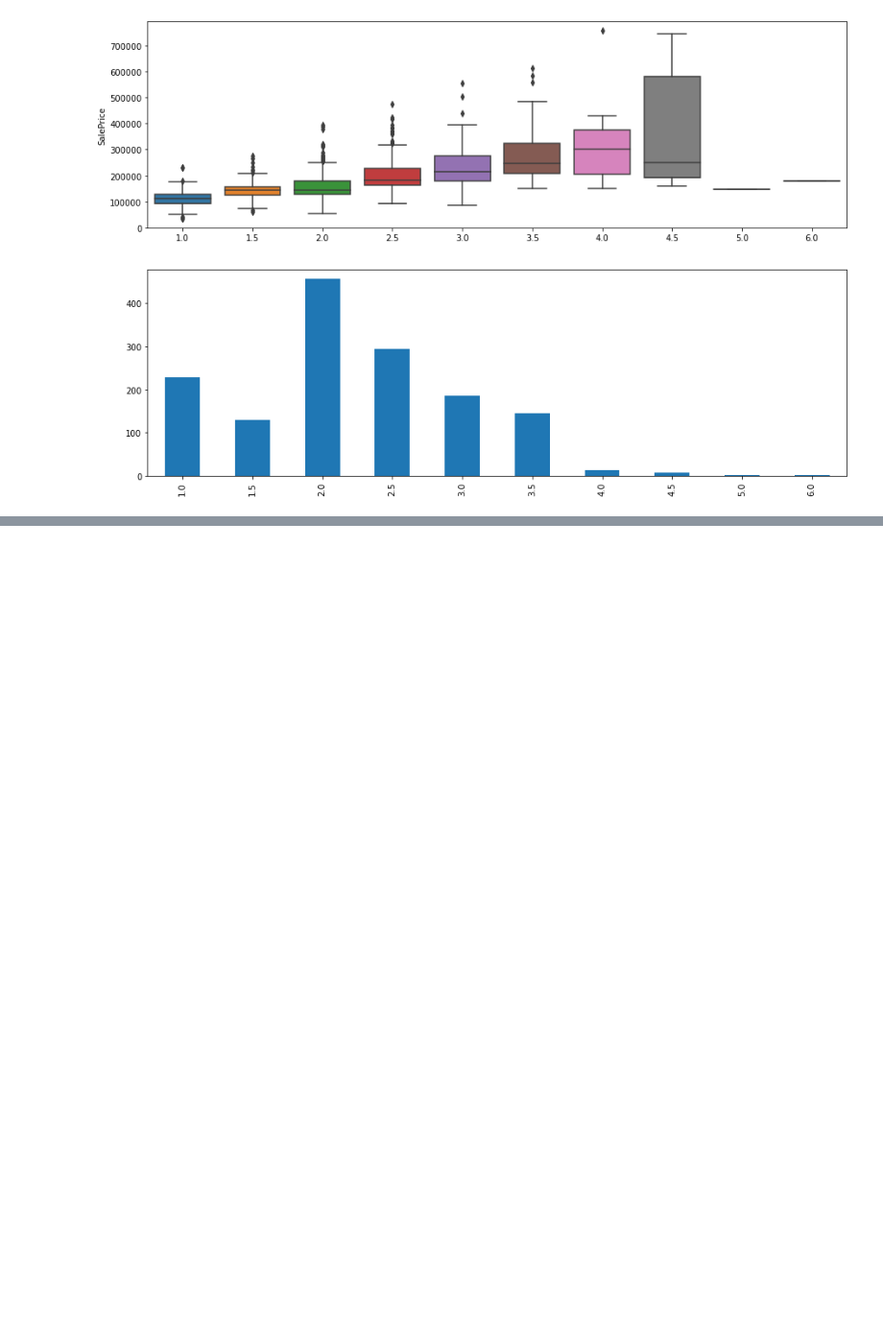
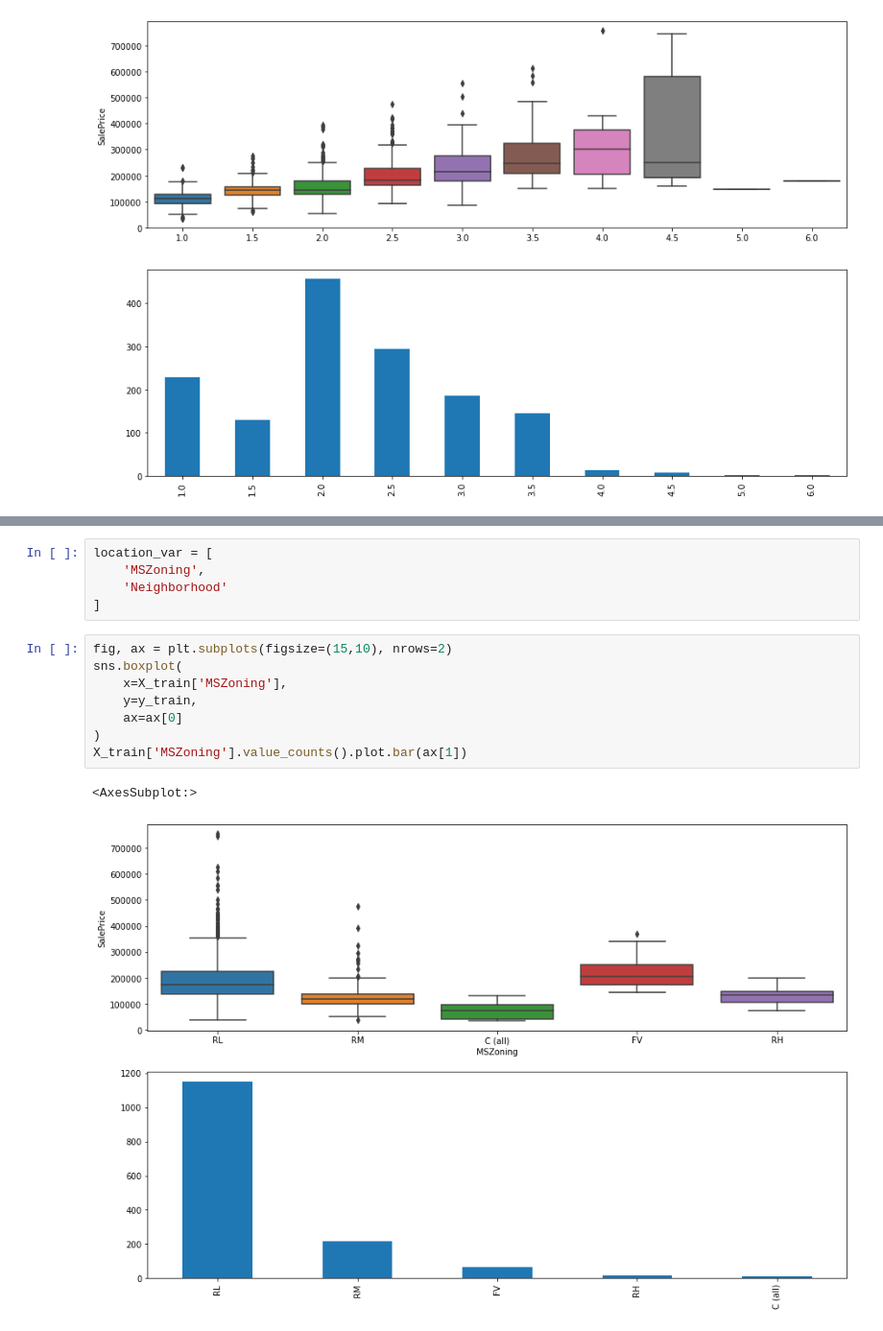
Before and after one commit to ejaebeen/house_prices, a Jupyter notebook: jupyter notebook/EDA.ipynb, the cells around one changed output, grey strips where cells are left out. Shown: that part at 96% size. Saved outputs shown, nothing was run; the diff lists cells and outputs as text; blank space fills up the shorter version.

```diff
--- a/jupyter notebook/EDA.ipynb
+++ b/jupyter notebook/EDA.ipynb
@@ -233,0 +394,16 @@ total_bathroom.value_counts().sort_index().plot.bar(ax[1])
+# %%
+location_var = [
+    'MSZoning',
+    'Neighborhood'
+]
+# %%
+fig, ax = plt.subplots(figsize=(15,10), nrows=2)
+sns.boxplot(
+    x=X_train['MSZoning'],
+    y=y_train,
+    ax=ax[0]
+)
+X_train['MSZoning'].value_counts().plot.bar(ax[1])
+# %% [output]
+<AxesSubplot:>
+[figure, added]
```
Also changed, not shown: parts of 25 cells of this notebook.
